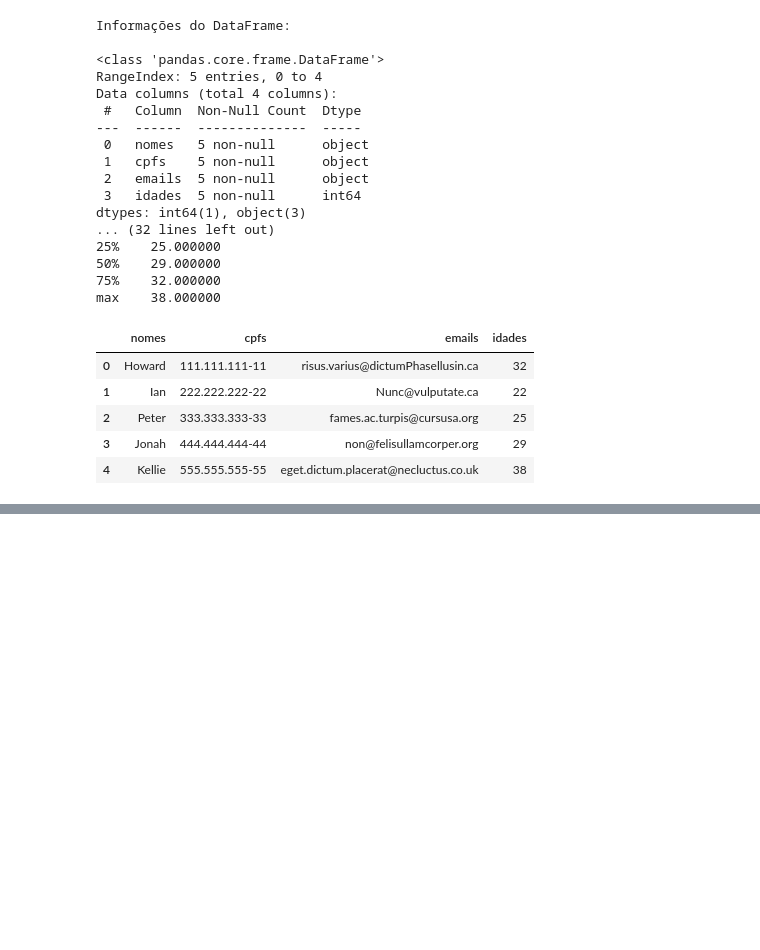
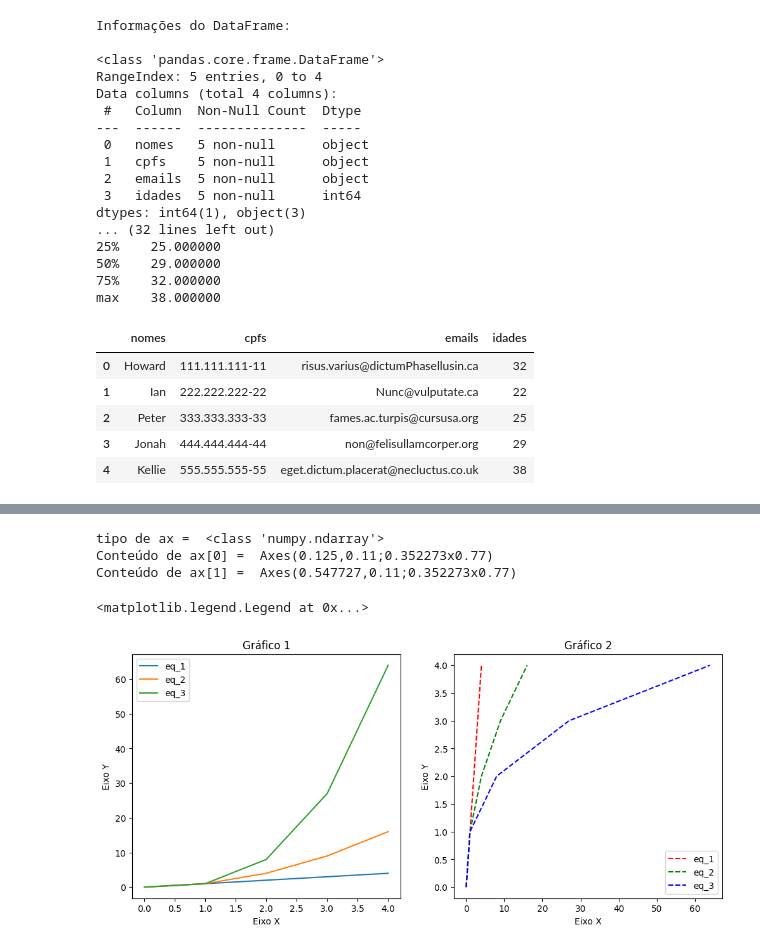
Before and after one commit to zzleozz100/linguagem-de-programacao, a Jupyter notebook: aulas.ipynb, the cells around one changed output, grey strips where cells are left out. Cells and saved outputs as stored; diff of their text form; code cells hidden in the pictures; blank space fills up the shorter version.

```diff
--- a/aulas.ipynb
+++ b/aulas.ipynb
@@ -1860,0 +1869,62 @@ max    38.000000
+# %%
+import numpy as np
+
+import numpy as np
+import matplotlib.pyplot as plt
+
+# Cria uma faixa de números de 0 a 4
+x = range(5)
+
+# Converte a faixa em um array NumPy
+x = np.array(x)
+
+# Cria uma figura com dois gráficos lado a lado e define o tamanho da figura
+fig, ax = plt.subplots(1, 2, figsize=(12, 5))
+
+# Exibe o tipo de ax
+print("tipo de ax =", type(ax))
+# Mostra o conteúdo do primeiro subplot
+print("Conteúdo de ax[0] =", ax[0])
+# Mostra o conteúdo do segundo subplot
+print("Conteúdo de ax[1] =", ax[1])
+
+# Plota y=x no primeiro subplot com rótulo 'eq_1'
+ax[0].plot(x, x, label='eq_1')
+# Plota y=x^2 no primeiro subplot com rótulo 'eq_2'
+ax[0].plot(x, x**2, label='eq_2')
+# Plota y=x^3 no primeiro subplot com rótulo 'eq_3'
+ax[0].plot(x, x**3, label='eq_3')
+
+# Define o rótulo do eixo X no primeiro subplot
+ax[0].set_xlabel('Eixo X')
+# Define o rótulo do eixo Y no primeiro subplot
+ax[0].set_ylabel('Eixo Y')
+# Define o título do primeiro subplot
+ax[0].set_title('Gráfico 1')
+# Adiciona a legenda ao primeiro subplot
+ax[0].legend()
+
+# Plota y=x no segundo subplot com linha vermelha tracejada e rótulo 'eq_1'
+ax[1].plot(x, x, 'r--', label='eq_1')
+# Plota y^2=x no segundo subplot com linha verde tracejada e rótulo 'eq_2'
+ax[1].plot(x**2, x, 'g--', label='eq_2')
+# Plota y^3=x no segundo subplot com linha azul tracejada e rótulo 'eq_3'
+ax[1].plot(x**3, x, 'b--', label='eq_3')
+
+# Define o rótulo do eixo X no segundo subplot
+ax[1].set_xlabel('Eixo X')
+# Define o rótulo do eixo Y no segundo subplot
+ax[1].set_ylabel('Eixo Y')
+# Define o título do segundo subplot
+ax[1].set_title('Gráfico 2')
+# Adiciona a legenda ao segundo subplot
+ax[1].legend()
+
+# Mostra a figura com os dois gráficos
+plt.show()
+# %% [output]
+tipo de ax =  <class 'numpy.ndarray'>
+Conteúdo de ax[0] =  Axes(0.125,0.11;0.352273x0.77)
+Conteúdo de ax[1] =  Axes(0.547727,0.11;0.352273x0.77)
+<matplotlib.legend.Legend at 0x...>
+[figure, added]
```
Also changed, not shown: parts of 6 cells of this notebook.
